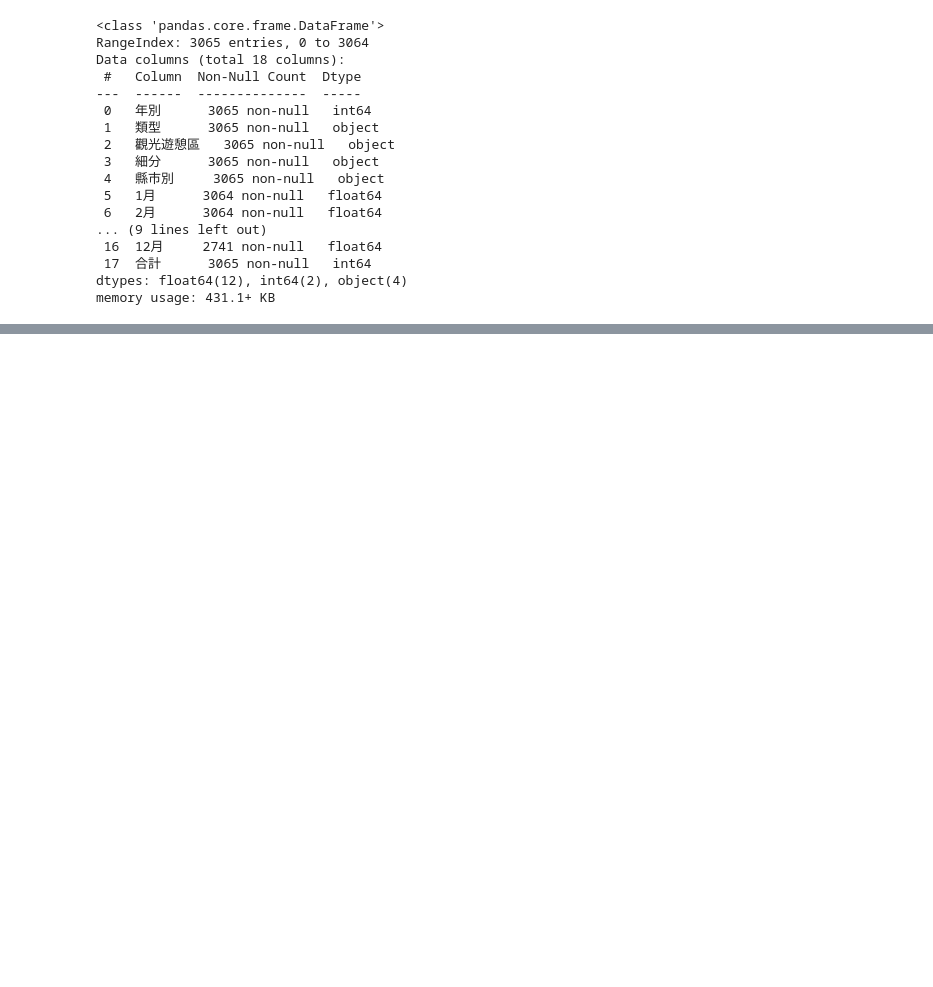
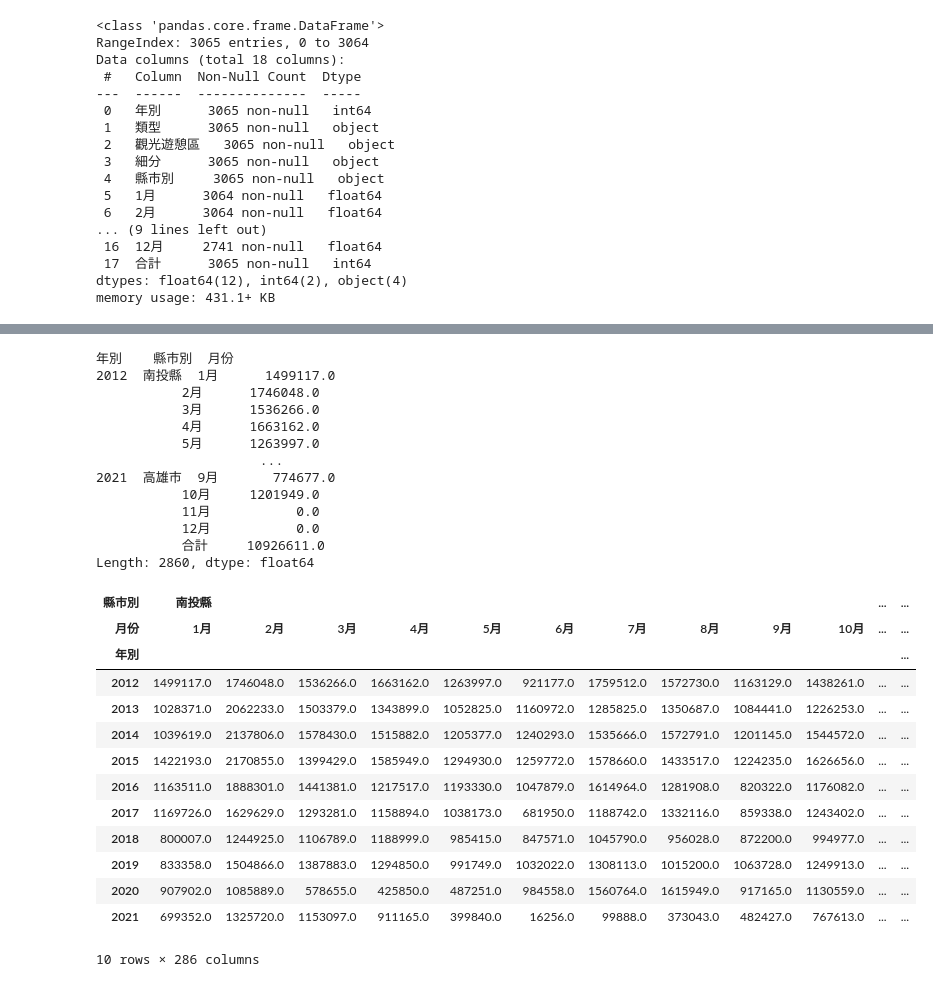
Before and after one commit to yowlc/python, a Jupyter notebook: lesson21_2.ipynb, the cells around one changed output, grey strips where cells are left out. Drawn from its saved outputs; the diff is of its cells as text; code cells hidden in the pictures; blank space fills up the shorter version.

```diff
--- a/lesson21_2.ipynb
+++ b/lesson21_2.ipynb
@@ -35,0 +86,37 @@ memory usage: 431.1+ KB
+# %%
+df3.columns.name = '月份'
+df4 = df3.stack()
+display(df4)
+
+df5 = df4.unstack(level=['縣市別', '月份'])
+display(df5)
+
+df5.to_excel('表單一.xlsx')
+# %% [output]
+年別    縣市別  月份
+2012  南投縣  1月      1499117.0
+           2月      1746048.0
+           3月      1536266.0
+           4月      1663162.0
+           5月      1263997.0
+                     ...
+2021  高雄市  9月       774677.0
+           10月     1201949.0
+           11月           0.0
+           12月           0.0
+           合計     10926611.0
+Length: 2860, dtype: float64
+| 縣市別 | 南投縣 |  |  |  |  |  |  |  |  |  | ... | ... |
+| 月份 | 1月 | 2月 | 3月 | 4月 | 5月 | 6月 | 7月 | 8月 | 9月 | 10月 | ... | ... |
+| 年別 |  |  |  |  |  |  |  |  |  |  |  | ... |
+| 2012 | 1499117.0 | 1746048.0 | 1536266.0 | 1663162.0 | 1263997.0 | 921177.0 | 1759512.0 | 1572730.0 | 1163129.0 | 1438261.0 | ... | ... |
+| 2013 | 1028371.0 | 2062233.0 | 1503379.0 | 1343899.0 | 1052825.0 | 1160972.0 | 1285825.0 | 1350687.0 | 1084441.0 | 1226253.0 | ... | ... |
+| 2014 | 1039619.0 | 2137806.0 | 1578430.0 | 1515882.0 | 1205377.0 | 1240293.0 | 1535666.0 | 1572791.0 | 1201145.0 | 1544572.0 | ... | ... |
+| 2015 | 1422193.0 | 2170855.0 | 1399429.0 | 1585949.0 | 1294930.0 | 1259772.0 | 1578660.0 | 1433517.0 | 1224235.0 | 1626656.0 | ... | ... |
+| 2016 | 1163511.0 | 1888301.0 | 1441381.0 | 1217517.0 | 1193330.0 | 1047879.0 | 1614964.0 | 1281908.0 | 820322.0 | 1176082.0 | ... | ... |
+| 2017 | 1169726.0 | 1629629.0 | 1293281.0 | 1158894.0 | 1038173.0 | 681950.0 | 1188742.0 | 1332116.0 | 859338.0 | 1243402.0 | ... | ... |
+| 2018 | 800007.0 | 1244925.0 | 1106789.0 | 1188999.0 | 985415.0 | 847571.0 | 1045790.0 | 956028.0 | 872200.0 | 994977.0 | ... | ... |
+| 2019 | 833358.0 | 1504866.0 | 1387883.0 | 1294850.0 | 991749.0 | 1032022.0 | 1308113.0 | 1015200.0 | 1063728.0 | 1249913.0 | ... | ... |
+| 2020 | 907902.0 | 1085889.0 | 578655.0 | 425850.0 | 487251.0 | 984558.0 | 1560764.0 | 1615949.0 | 917165.0 | 1130559.0 | ... | ... |
+| 2021 | 699352.0 | 1325720.0 | 1153097.0 | 911165.0 | 399840.0 | 16256.0 | 99888.0 | 373043.0 | 482427.0 | 767613.0 | ... | ... |
+10 rows × 286 columns
```
Also changed, not shown: parts of 3 cells of this notebook, 1 other file.
